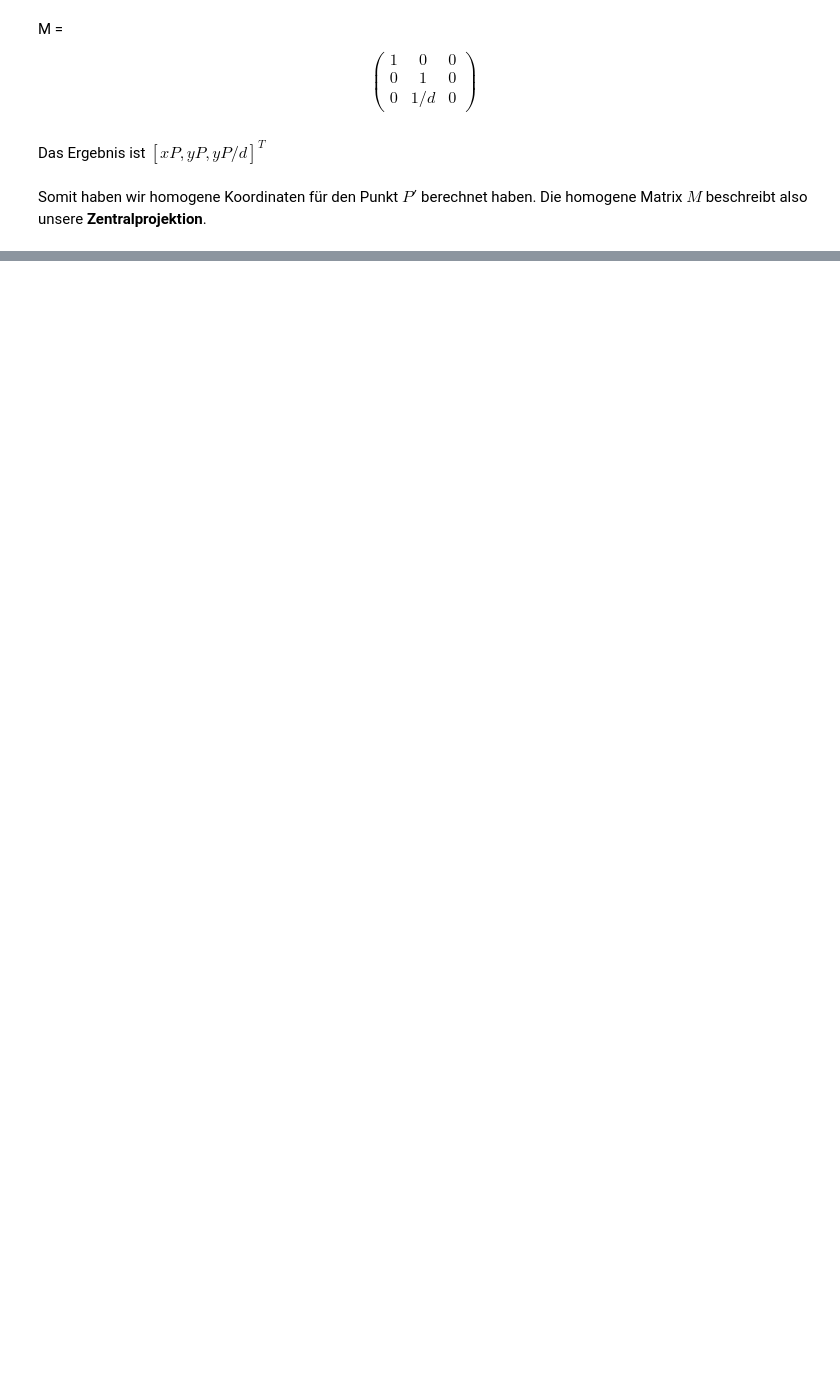
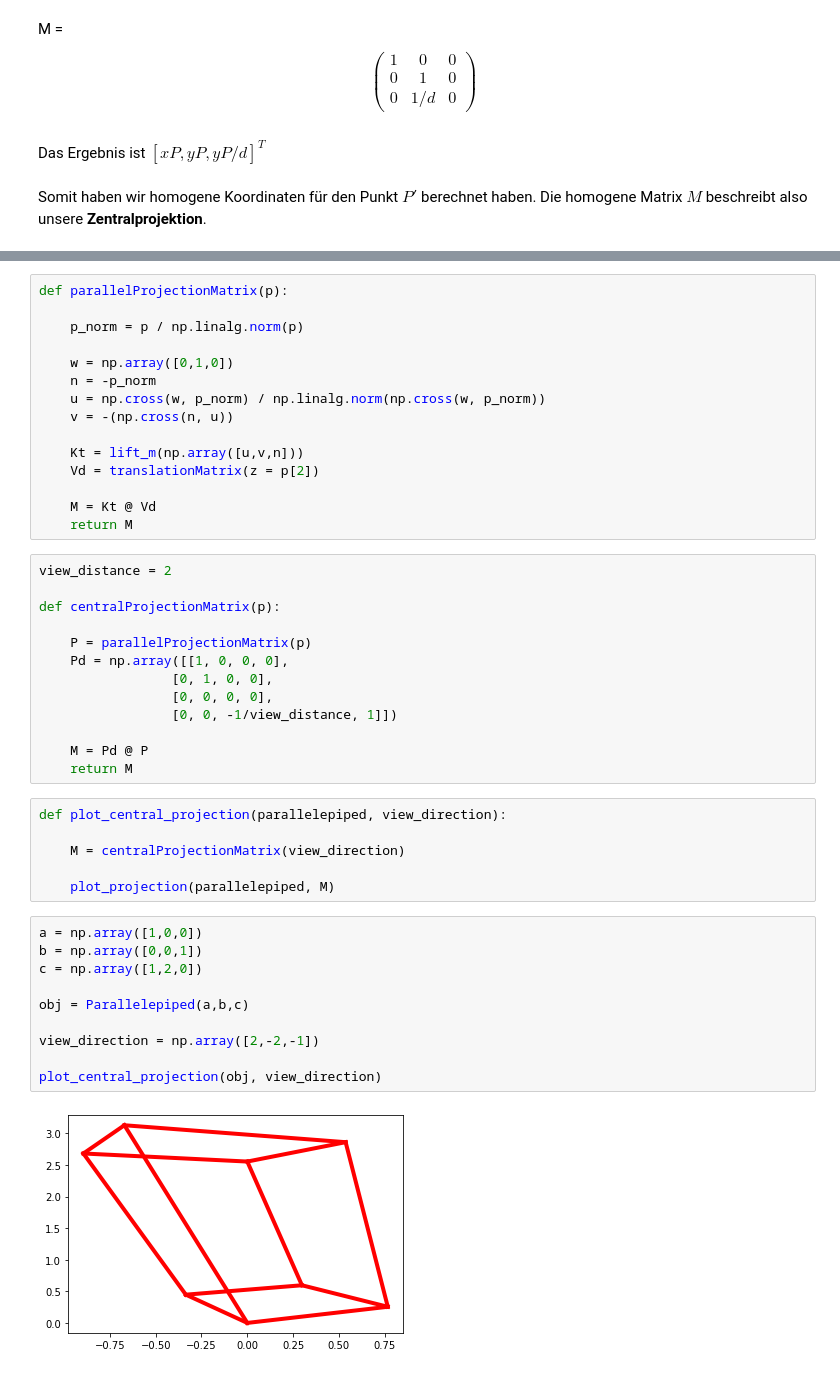
Before and after one commit to greatmerlin/parallel_und_zentralprojektionen, a Jupyter notebook: Semesterarbeit_2_Parallel_und_Zentralprojektionen.ipynb, the cells around one changed output, grey strips where cells are left out. Cells and saved outputs as stored; diff of their text form; blank space fills up the shorter version.

```diff
--- a/Semesterarbeit_2_Parallel_und_Zentralprojektionen.ipynb
+++ b/Semesterarbeit_2_Parallel_und_Zentralprojektionen.ipynb
@@ -311,0 +284,46 @@ Für Vektoren p , die parallel zu den Koordinatenachsen sind, ergeben sich als B
+# %%
+def parallelProjectionMatrix(p):
+
+    p_norm = p / np.linalg.norm(p)
+
+    w = np.array([0,1,0])
+    n = -p_norm
+    u = np.cross(w, p_norm) / np.linalg.norm(np.cross(w, p_norm))
+    v = -(np.cross(n, u))
+
+    Kt = lift_m(np.array([u,v,n]))
+    Vd = translationMatrix(z = p[2])
+
+    M = Kt @ Vd
+    return M
+# %%
+view_distance = 2
+
+def centralProjectionMatrix(p):
+
+    P = parallelProjectionMatrix(p)
+    Pd = np.array([[1, 0, 0, 0],
+                 [0, 1, 0, 0],
+                 [0, 0, 0, 0],
+                 [0, 0, -1/view_distance, 1]])
+
+    M = Pd @ P
+    return M
+# %%
+def plot_central_projection(parallelepiped, view_direction):
+
+    M = centralProjectionMatrix(view_direction)
+
+    plot_projection(parallelepiped, M)
+# %%
+a = np.array([1,0,0])
+b = np.array([0,0,1])
+c = np.array([1,2,0])
+
+obj = Parallelepiped(a,b,c)
+
+view_direction = np.array([2,-2,-1])
+
+plot_central_projection(obj, view_direction)
+# %% [output]
+[figure, added]
```
Also changed, not shown: parts of 70 cells of this notebook, 3 other files.
